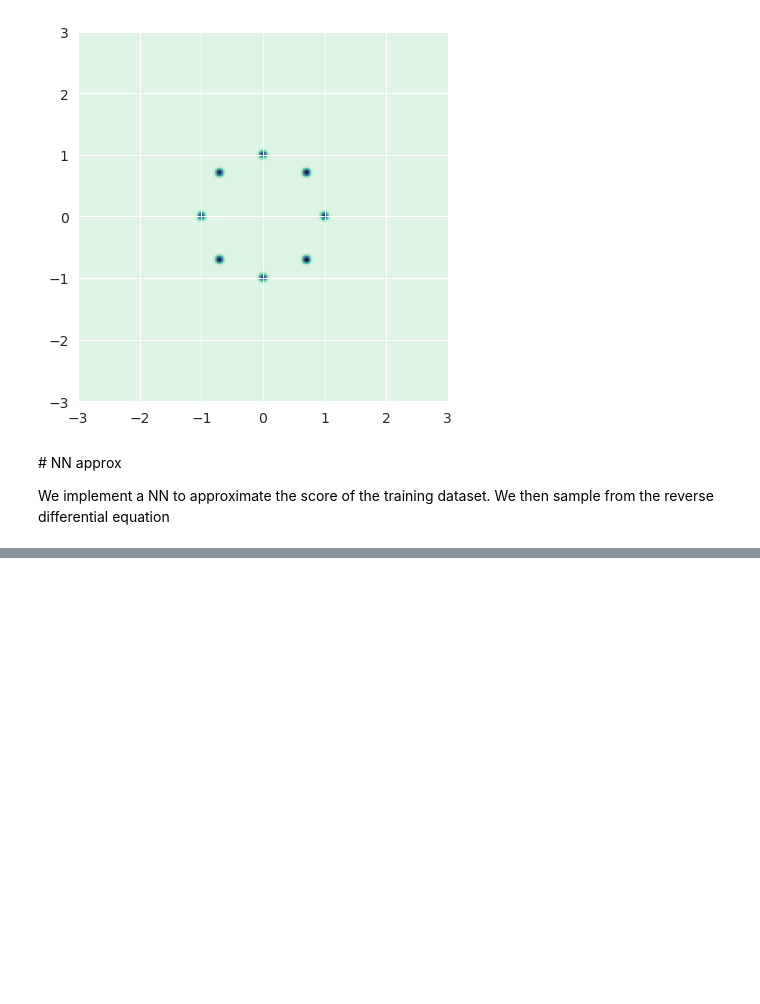
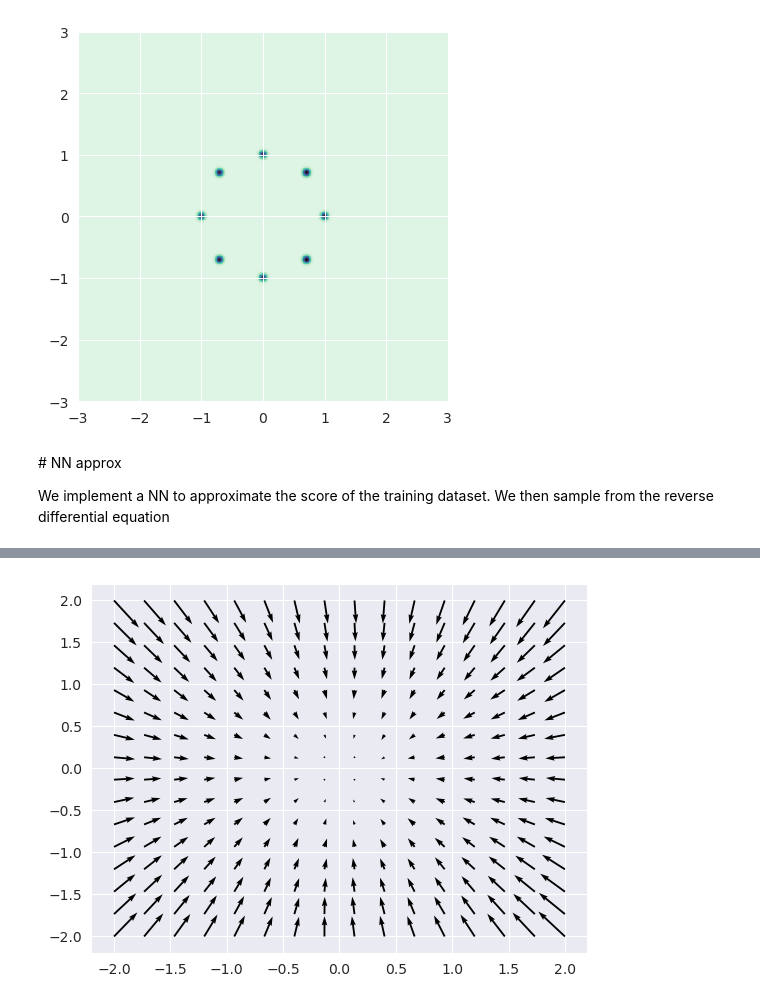
Before and after one commit to aurelio-amerio/diffusion, a Jupyter notebook: examples/SGM_basic_example_VP.ipynb, the cells around one changed output, grey strips where cells are left out. Cells and saved outputs as stored; diff of their text form; code cells hidden in the pictures; blank space fills up the shorter version.

```diff
--- a/examples/SGM_basic_example_VP.ipynb
+++ b/examples/SGM_basic_example_VP.ipynb
@@ -61,7 +64,7 @@ def log_hat_pt(x, t):
     """
     N = mf.shape[0]
     means = mf * vp.mean_coeff(t)
-    v = vp.variance(t)
+    v = vp.marginal_variance(t)
     potentials = jnp.sum(-(x - means)**2 / (2 * v), axis=1)
     # this is equivalent to
     # return jnp.log(1/N * jnp.sum(jnp.exp(potentials)))
@@ -236,5 +253,9 @@ with tqdm(total=N_epochs, desc="Training") as pbar:
             losses = []
 # %%
 rev = vp.reverse(score_model) # obtain reverse SDE for the learned score
+# %%
+plot_score(score_model, 1, -2, 2)
+# %% [output]
+[figure, added]
 # %%
 rng = jax.random.PRNGKey(0)
```
Also changed, not shown: parts of 13 cells of this notebook, 4 other files.
